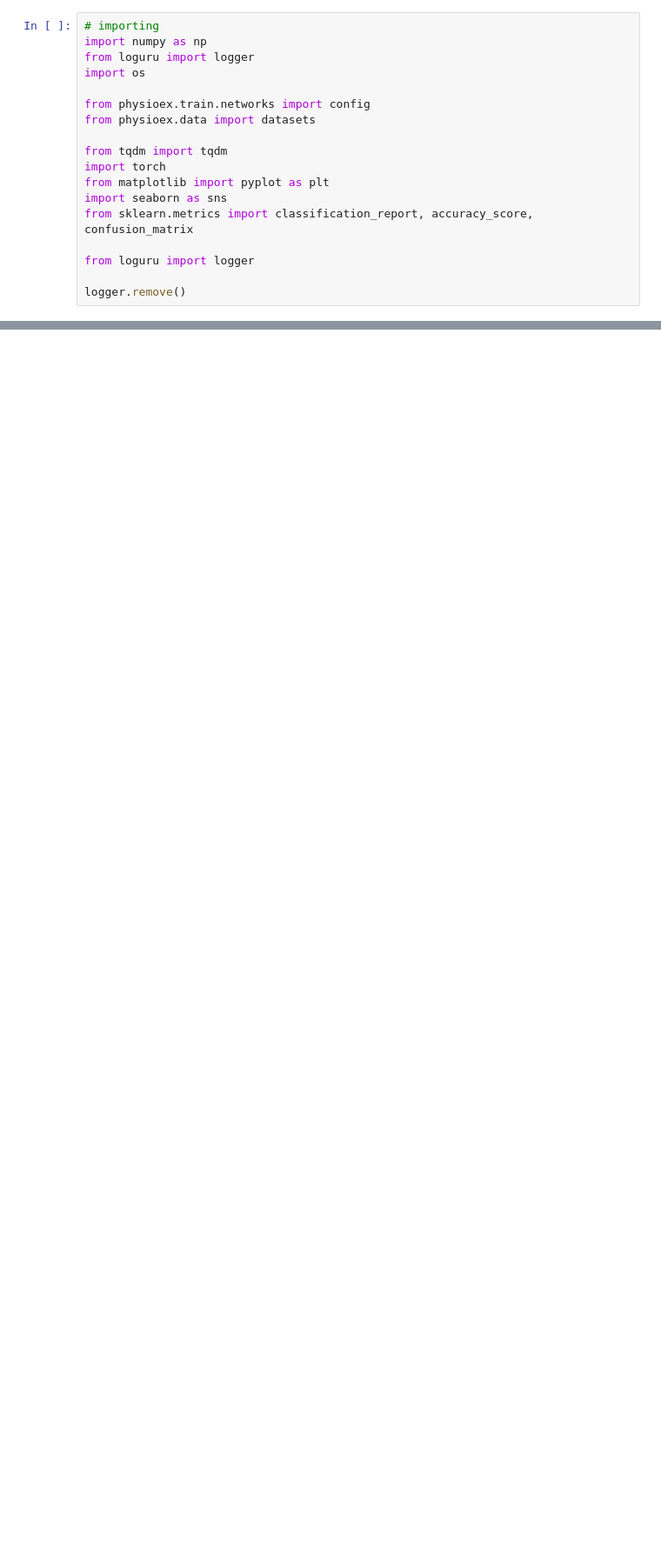
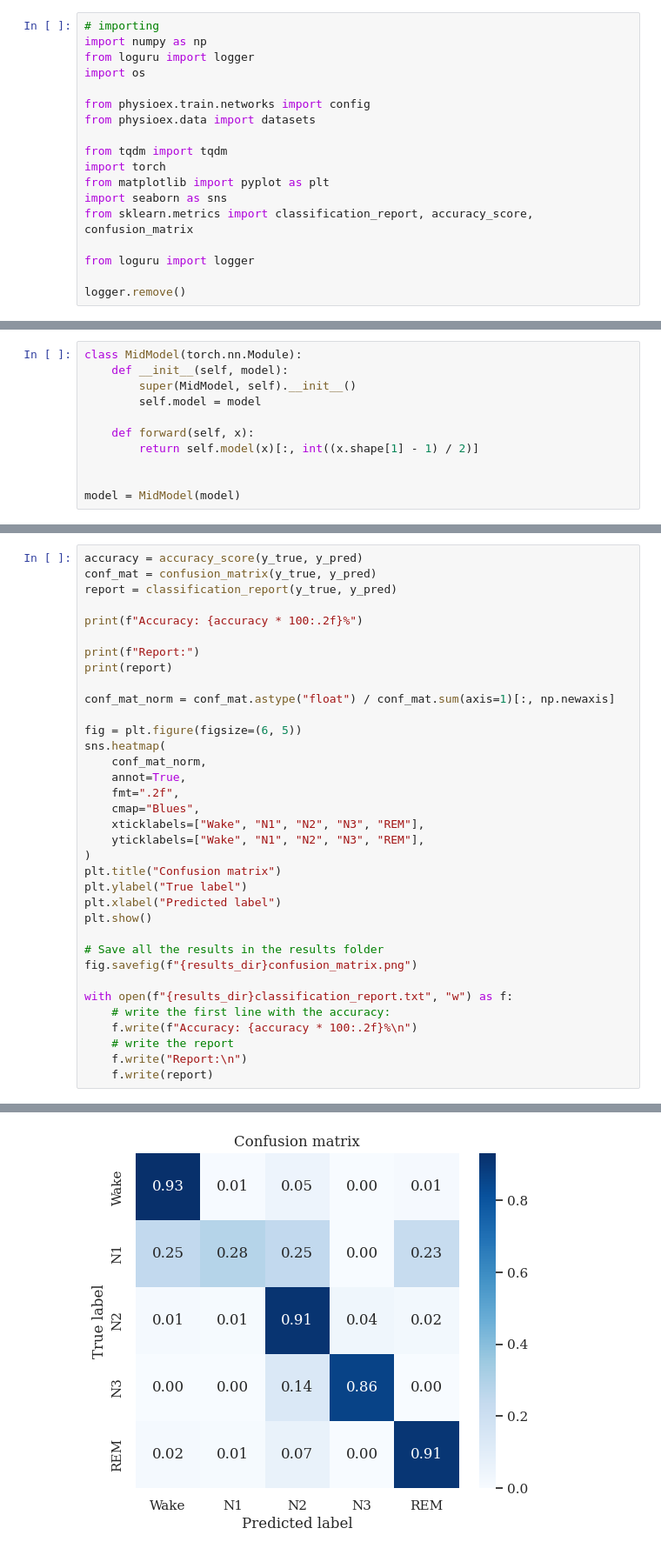
Before and after one commit to guidogagl/physioex, a Jupyter notebook: examples/test_accuracy.ipynb, the cells around one changed output, grey strips where cells are left out. Shown at 87% size. Saved outputs shown, nothing was run; the diff lists cells and outputs as text; blank space fills up the shorter version.

```diff
--- a/examples/test_accuracy.ipynb
+++ b/examples/test_accuracy.ipynb
@@ -133,0 +95,11 @@ Accuracy: 83.26% +/- 2.53%
+# %%
+class MidModel(torch.nn.Module):
+    def __init__(self, model):
+        super(MidModel, self).__init__()
+        self.model = model
+
+    def forward(self, x):
+        return self.model(x)[:, int((x.shape[1] - 1) / 2)]
+
+
+model = MidModel(model)
@@ -133,0 +140,36 @@ Accuracy: 83.26% +/- 2.53%
+# %%
+accuracy = accuracy_score(y_true, y_pred)
+conf_mat = confusion_matrix(y_true, y_pred)
+report = classification_report(y_true, y_pred)
+
+print(f"Accuracy: {accuracy * 100:.2f}%")
+
+print(f"Report:")
+print(report)
+
+conf_mat_norm = conf_mat.astype("float") / conf_mat.sum(axis=1)[:, np.newaxis]
+
+fig = plt.figure(figsize=(6, 5))
+sns.heatmap(
+    conf_mat_norm,
+    annot=True,
+    fmt=".2f",
+    cmap="Blues",
+    xticklabels=["Wake", "N1", "N2", "N3", "REM"],
+    yticklabels=["Wake", "N1", "N2", "N3", "REM"],
+)
+plt.title("Confusion matrix")
+plt.ylabel("True label")
+plt.xlabel("Predicted label")
+plt.show()
+
+# Save all the results in the results folder
+fig.savefig(f"{results_dir}confusion_matrix.png")
+
+with open(f"{results_dir}classification_report.txt", "w") as f:
+    # write the first line with the accuracy:
+    f.write(f"Accuracy: {accuracy * 100:.2f}%\n")
+    # write the report
+    f.write("Report:\n")
+    f.write(report)
+# %% [output]
@@ -133,0 +189 @@ Accuracy: 83.26% +/- 2.53%
+[figure, added]
```
Also changed, not shown: parts of 9 cells of this notebook, 20 other files.
